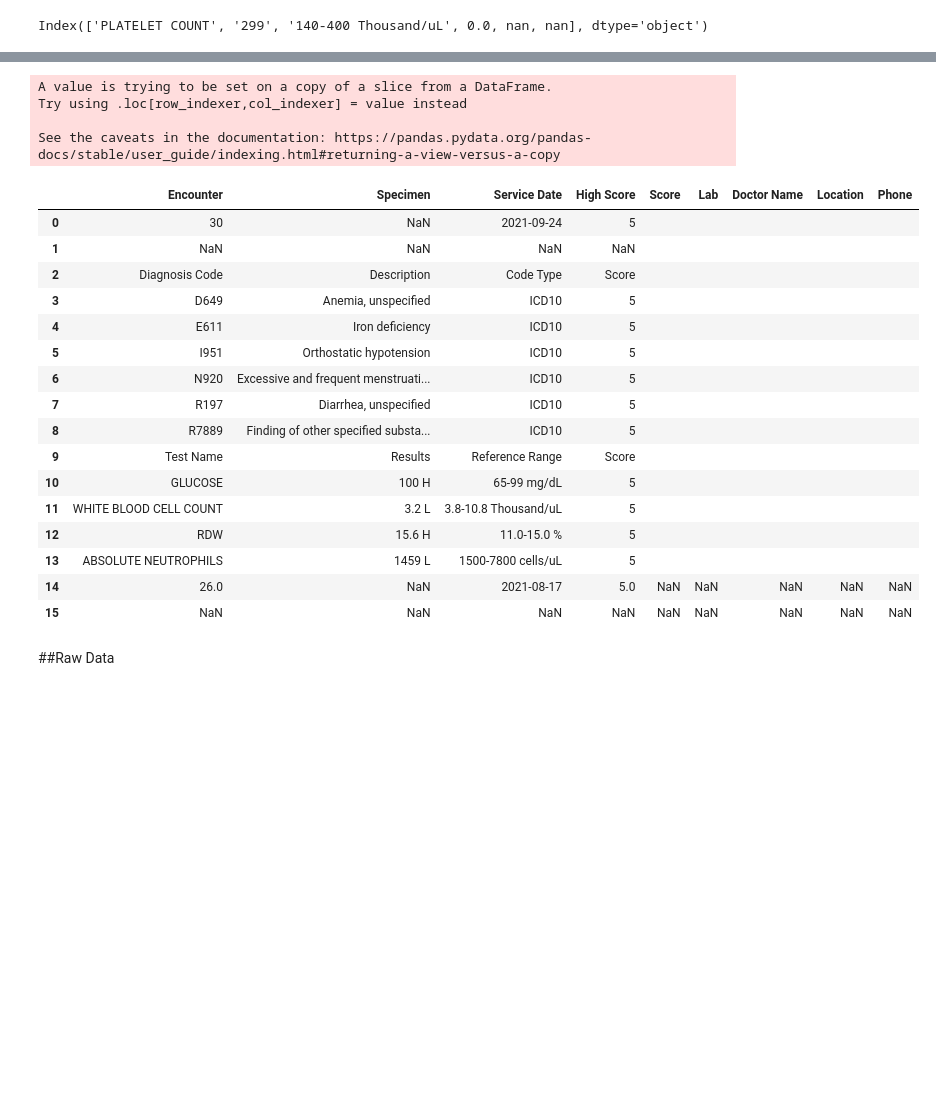
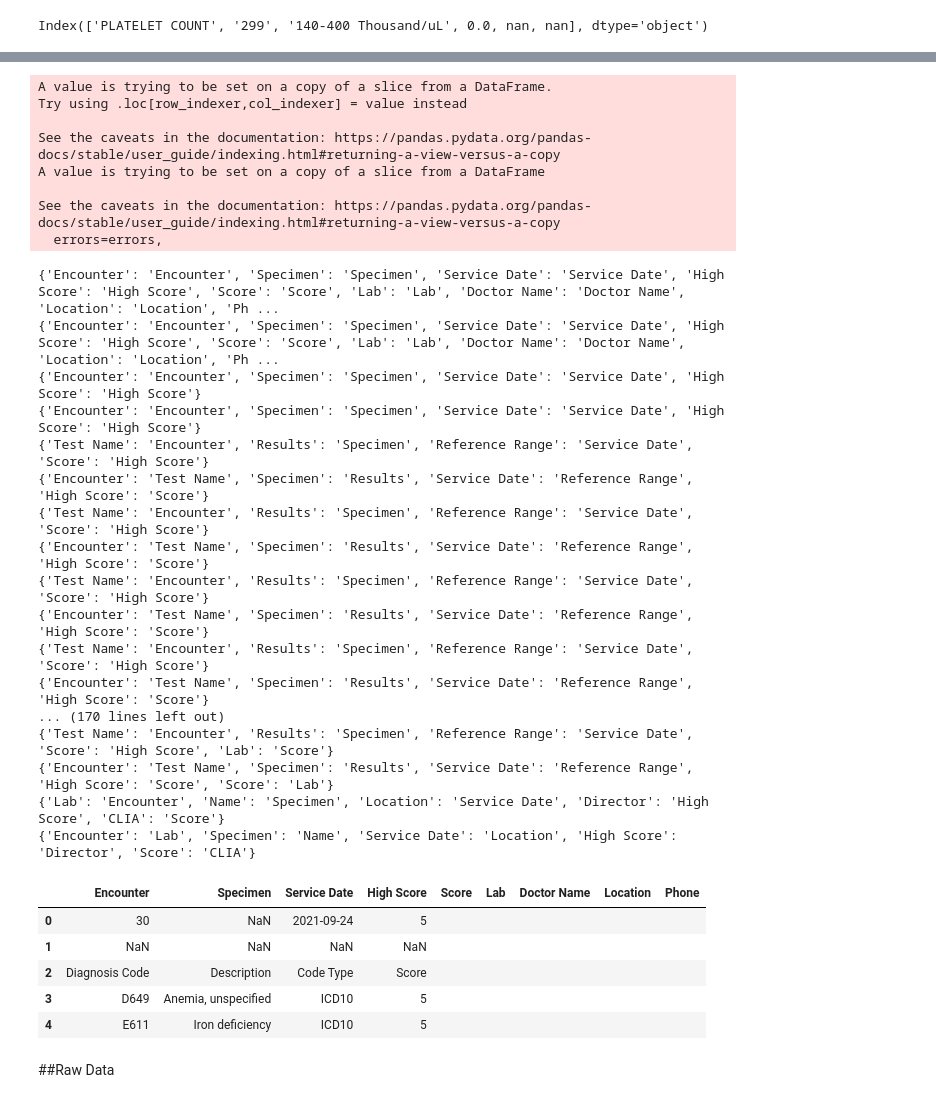
Before and after one commit to rahiakela/data-science-research-and-practice, a Jupyter notebook: data-extraction-works/01-tabulapy.ipynb, the cells around one changed output, grey strips where cells are left out. Cells and saved outputs as stored; diff of their text form; code cells hidden in the pictures; blank space fills up the shorter version.

```diff
--- a/data-extraction-works/01-tabulapy.ipynb
+++ b/data-extraction-works/01-tabulapy.ipynb
@@ -15,7 +15,7 @@ import pandas as pd
 ##Loading pdf into Pandas
 # %%
 # Read pdf into DataFrame
-dfs = tabula.read_pdf("redacted1.pdf", lattice=True, multiple_tables=True, pages="1,2")
+dfs = tabula.read_pdf("redacted1.pdf", lattice=True, multiple_tables=True, pages="all")
 
 # convert PDF into CSV
 #tabula.convert_into("redacted1.pdf", "output.csv", output_format="csv")
@@ -63,5 +105,5 @@ def drop_unwanted_columns(df):
 # %%
 # drop unwanted columns
-data_df = drop_unwanted_columns(dfs[8])
-data_df
+data_df = drop_unwanted_columns(dfs[13])
+data_df.head()
 # %% [output]
@@ -116,0 +147,11 @@ Index(['PLATELET COUNT', '299', '140-400 Thousand/uL', 0.0, nan, nan], dtype='ob
+# %%
+test_column_list = ["Test Name", "Results","Reference Range", "Score", "Lab"]
+diagnosis_column_list = ["Diagnosis Code", "Description","Code Type", "Score"]
+doctor_sp_column_list = ["Doctor Specialty", "Score"]
+lab_column_list = ["Lab", "Name","Location", "Director", "CLIA"]
+cols_list = ["Encounter", "Specimen", "Service Date", "High Score", "Score", "Lab", "Doctor Name", "Location", "Phone"]
+#new_dict = {col_name in test_column_list}
+current_dict = {}
+for idx, col_name in enumerate(data_df.columns):
+  print(f"{cols_list[idx]} >> {col_name}")
+  current_dict[cols_list[idx]] = col_name
@@ -159,37 +223,52 @@ def create_data_df(dfs):
     # Step-3: if it is not first "Encounter" table
     if raw_df.columns[0] in "Encounter":
       # then assign column value to respective column
-      encounter_df = pd.concat([data_df, raw_df], ignore_index=True)
+      col_dict = {"Encounter": "Encounter", "Specimen": "Specimen", "Service Date": "Service Date", "High Score": "High Score"}
+      new_row = pd.DataFrame(col_dict, index =[0])  # adding a new row at 0 position
+      # Concatenate new_row with df
+      updated_new_df = pd.concat([new_row, raw_df[:]]).reset_index(drop = True)
+      encounter_df = pd.concat([data_df, updated_new_df], ignore_index=True)
 
     # Step-4: if it is "Test Name", "Diagnosis Code", "Doctor Specialty" and "Lab" table
-    if raw_df.columns[0] in ["Test Name", "Diagnosis Code", "Doctor Specialty", "Lab"]:
+    if raw_df.columns[0] in ["Encounter", "Test Name", "Diagnosis Code", "Doctor Specialty", "Lab"]:
       # then assign column value to "Encounter" table's column based on index position
-      pass
+      updated_df = update_df_columns(raw_df)  # rename and add new column to df
+      renamed_df = pd.concat([encounter_df, updated_df], ignore_index=True)
 
-  return encounter_df
+  return renamed_df
 # %%
 data_df = create_data_df(dfs)
-data_df
+data_df.head()
 # %% [output]
 A value is trying to be set on a copy of a slice from a DataFrame.
 Try using .loc[row_indexer,col_indexer] = value instead
 
 See the caveats in the documentation: https://pandas.pydata.org/pandas-docs/stable/user_guide/indexing.html#returning-a-view-versus-a-copy
+A value is trying to be set on a copy of a slice from a DataFrame
+
+See the caveats in the documentation: https://pandas.pydata.org/pandas-docs/stable/user_guide/indexing.html#returning-a-view-versus-a-copy
+  errors=errors,
+{'Encounter': 'Encounter', 'Specimen': 'Specimen', 'Service Date': 'Service Date', 'High Score': 'High Score', 'Score': 'Score', 'Lab': 'Lab', 'Doctor Name': 'Doctor Name', 'Location': 'Location', 'Ph ...
+{'Encounter': 'Encounter', 'Specimen': 'Specimen', 'Service Date': 'Service Date', 'High Score': 'High Score', 'Score': 'Score', 'Lab': 'Lab', 'Doctor Name': 'Doctor Name', 'Location': 'Location', 'Ph ...
+{'Encounter': 'Encounter', 'Specimen': 'Specimen', 'Service Date': 'Service Date', 'High Score': 'High Score'}
+{'Encounter': 'Encounter', 'Specimen': 'Specimen', 'Service Date': 'Service Date', 'High Score': 'High Score'}
+{'Test Name': 'Encounter', 'Results': 'Specimen', 'Reference Range': 'Service Date', 'Score': 'High Score'}
+{'Encounter': 'Test Name', 'Specimen': 'Results', 'Service Date': 'Reference Range', 'High Score': 'Score'}
+{'Test Name': 'Encounter', 'Results': 'Specimen', 'Reference Range': 'Service Date', 'Score': 'High Score'}
+{'Encounter': 'Test Name', 'Specimen': 'Results', 'Service Date': 'Reference Range', 'High Score': 'Score'}
+{'Test Name': 'Encounter', 'Results': 'Specimen', 'Reference Range': 'Service Date', 'Score': 'High Score'}
+{'Encounter': 'Test Name', 'Specimen': 'Results', 'Service Date': 'Reference Range', 'High Score': 'Score'}
+{'Test Name': 'Encounter', 'Results': 'Specimen', 'Reference Range': 'Service Date', 'Score': 'High Score'}
+{'Encounter': 'Test Name', 'Specimen': 'Results', 'Service Date': 'Reference Range', 'High Score': 'Score'}
+... (170 lines left out)
+{'Test Name': 'Encounter', 'Results': 'Specimen', 'Reference Range': 'Service Date', 'Score': 'High Score', 'Lab': 'Score'}
+{'Encounter': 'Test Name', 'Specimen': 'Results', 'Service Date': 'Reference Range', 'High Score': 'Score', 'Score': 'Lab'}
+{'Lab': 'Encounter', 'Name': 'Specimen', 'Location': 'Service Date', 'Director': 'High Score', 'CLIA': 'Score'}
+{'Encounter': 'Lab', 'Specimen': 'Name', 'Service Date': 'Location', 'High Score': 'Director', 'Score': 'CLIA'}
 |  | Encounter | Specimen | Service Date | High Score | Score | Lab | Doctor Name | Location | Phone |
 | 0 | 30 | NaN | 2021-09-24 | 5 |  |  |  |  |  |
 | 1 | NaN | NaN | NaN | NaN |  |  |  |  |  |
 | 2 | Diagnosis Code | Description | Code Type | Score |  |  |  |  |  |
 | 3 | D649 | Anemia, unspecified | ICD10 | 5 |  |  |  |  |  |
 | 4 | E611 | Iron deficiency | ICD10 | 5 |  |  |  |  |  |
-| 5 | I951 | Orthostatic hypotension | ICD10 | 5 |  |  |  |  |  |
-| 6 | N920 | Excessive and frequent menstruati... | ICD10 | 5 |  |  |  |  |  |
-| 7 | R197 | Diarrhea, unspecified | ICD10 | 5 |  |  |  |  |  |
-| 8 | R7889 | Finding of other specified substa... | ICD10 | 5 |  |  |  |  |  |
-| 9 | Test Name | Results | Reference Range | Score |  |  |  |  |  |
-| 10 | GLUCOSE | 100 H | 65-99 mg/dL | 5 |  |  |  |  |  |
-| 11 | WHITE BLOOD CELL COUNT | 3.2 L | 3.8-10.8 Thousand/uL | 5 |  |  |  |  |  |
-| 12 | RDW | 15.6 H | 11.0-15.0 % | 5 |  |  |  |  |  |
-| 13 | ABSOLUTE NEUTROPHILS | 1459 L | 1500-7800 cells/uL | 5 |  |  |  |  |  |
-| 14 | 26.0 | NaN | 2021-08-17 | 5.0 | NaN | NaN | NaN | NaN | NaN |
-| 15 | NaN | NaN | NaN | NaN | NaN | NaN | NaN | NaN | NaN |
 # %%
```
Also changed, not shown: parts of 13 cells of this notebook.
